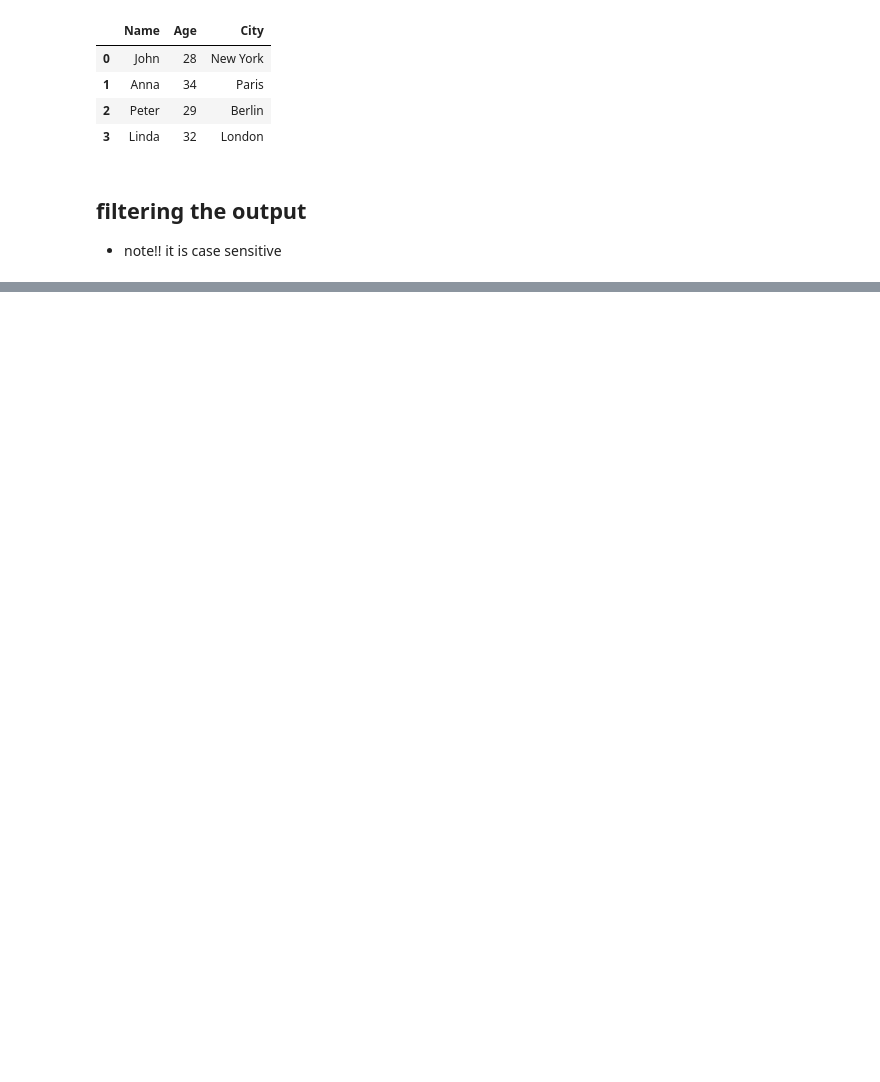
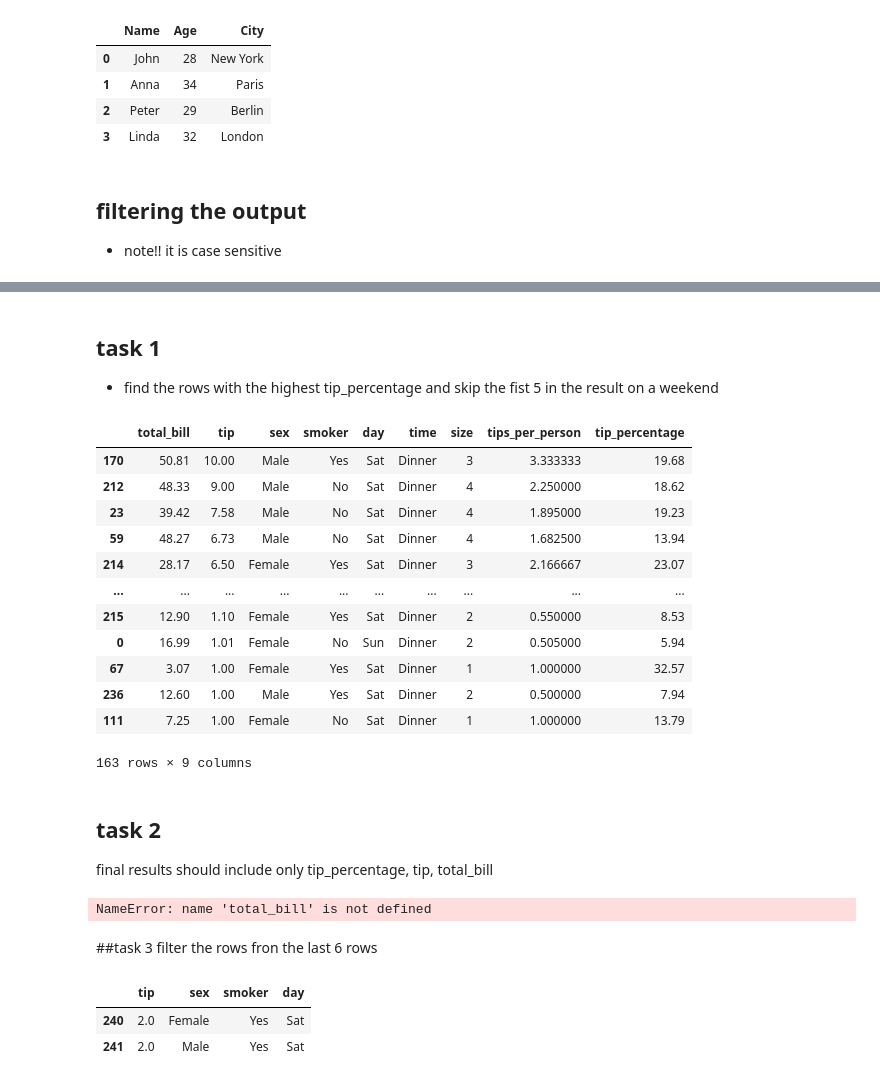
Before and after one commit to Thatom28/Python_Module, a Jupyter notebook: day_16_pandas.ipynb, the cells around one changed output, grey strips where cells are left out. Cells and saved outputs as stored; diff of their text form; code cells hidden in the pictures; blank space fills up the shorter version.

```diff
--- a/day_16_pandas.ipynb
+++ b/day_16_pandas.ipynb
@@ -70,0 +404,39 @@ Name: Name, dtype: object
+# %% [markdown]
+## task 1
+- find the  rows with the highest tip_percentage and skip the fist 5 in the result on a weekend
+# %%
+# high_tips_on_weekends = tips_df[(tips_df['day'] == 'Sat') | (tips_df['day'] == 'Sun')].sort_values(by='tip', ascending=False).iloc[5:]
+high_tips_on_weekends = tips_df[(tips_df['day'] == 'Sat') | (tips_df['day'] == 'Sun')].sort_values(by='tip', ascending=False)
+high_tips_on_weekends
+# %% [output]
+|  | total_bill | tip | sex | smoker | day | time | size | tips_per_person | tip_percentage |
+| 170 | 50.81 | 10.00 | Male | Yes | Sat | Dinner | 3 | 3.333333 | 19.68 |
+| 212 | 48.33 | 9.00 | Male | No | Sat | Dinner | 4 | 2.250000 | 18.62 |
+| 23 | 39.42 | 7.58 | Male | No | Sat | Dinner | 4 | 1.895000 | 19.23 |
+| 59 | 48.27 | 6.73 | Male | No | Sat | Dinner | 4 | 1.682500 | 13.94 |
+| 214 | 28.17 | 6.50 | Female | Yes | Sat | Dinner | 3 | 2.166667 | 23.07 |
+| ... | ... | ... | ... | ... | ... | ... | ... | ... | ... |
+| 215 | 12.90 | 1.10 | Female | Yes | Sat | Dinner | 2 | 0.550000 | 8.53 |
+| 0 | 16.99 | 1.01 | Female | No | Sun | Dinner | 2 | 0.505000 | 5.94 |
+| 67 | 3.07 | 1.00 | Female | Yes | Sat | Dinner | 1 | 1.000000 | 32.57 |
+| 236 | 12.60 | 1.00 | Male | Yes | Sat | Dinner | 2 | 0.500000 | 7.94 |
+| 111 | 7.25 | 1.00 | Female | No | Sat | Dinner | 1 | 1.000000 | 13.79 |
+163 rows × 9 columns
+# %% [markdown]
+## task 2
+final results should include only tip_percentage, tip, total_bill
+# %%
+high_tips_on_weekends.iloc[5:,[0,1,4,8]]
+#or
+high_tips_on_weekends.iloc[5:,[total_bill,tip,day,tip_percentage]]
+# %% [output]
+NameError: name 'total_bill' is not defined
+# %% [markdown]
+##task 3
+filter the rows fron the last 6 rows
+# %%
+tips_df.tail(6).loc[:,'tip':'day'].iloc[2:4]
+# %% [output]
+|  | tip | sex | smoker | day |
+| 240 | 2.0 | Female | Yes | Sat |
+| 241 | 2.0 | Male | Yes | Sat |
```
Also changed, not shown: parts of 62 cells of this notebook, 17 other files.
